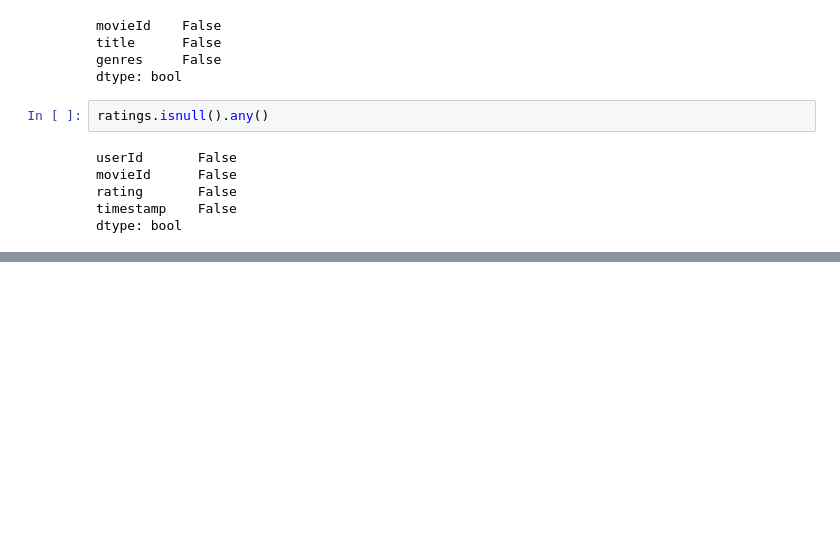
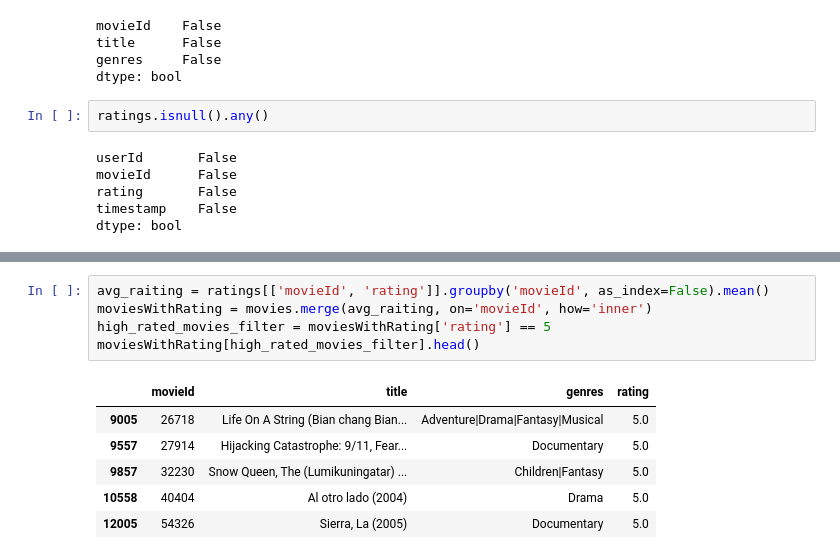
Before and after one commit to hiper2d/python-for-data-science-course, a Jupyter notebook: Week-4-Pandas/Practice.ipynb, the cells around one changed output, grey strips where cells are left out. Cells and saved outputs as stored; diff of their text form; blank space fills up the shorter version.

```diff
--- a/Week-4-Pandas/Practice.ipynb
+++ b/Week-4-Pandas/Practice.ipynb
@@ -116,0 +140,12 @@ movies.plot.bar()
+# %%
+avg_raiting = ratings[['movieId', 'rating']].groupby('movieId', as_index=False).mean()
+moviesWithRating = movies.merge(avg_raiting, on='movieId', how='inner')
+high_rated_movies_filter = moviesWithRating['rating'] == 5
+moviesWithRating[high_rated_movies_filter].head()
+# %% [output]
+|  | movieId | title | genres | rating |
+| 9005 | 26718 | Life On A String (Bian chang Bian... | Adventure|Drama|Fantasy|Musical | 5.0 |
+| 9557 | 27914 | Hijacking Catastrophe: 9/11, Fear... | Documentary | 5.0 |
+| 9857 | 32230 | Snow Queen, The (Lumikuningatar) ... | Children|Fantasy | 5.0 |
+| 10558 | 40404 | Al otro lado (2004) | Drama | 5.0 |
+| 12005 | 54326 | Sierra, La (2005) | Documentary | 5.0 |
```
Also changed, not shown: parts of 5 cells of this notebook, 1 other file.
